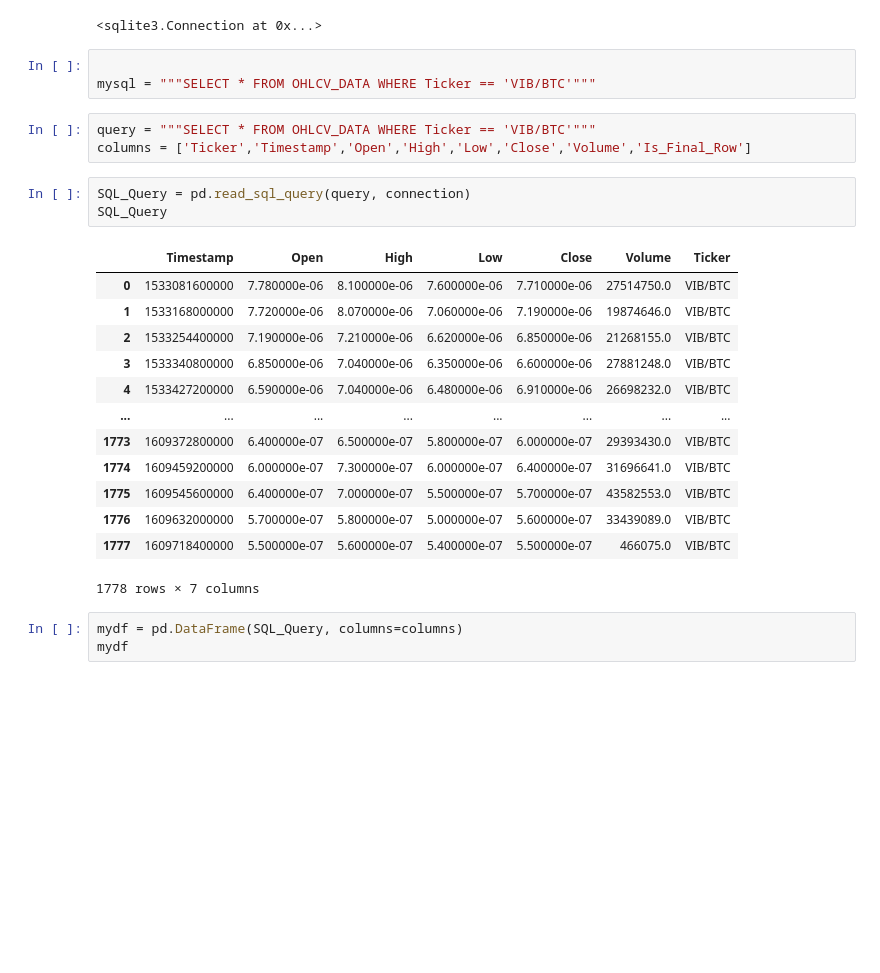
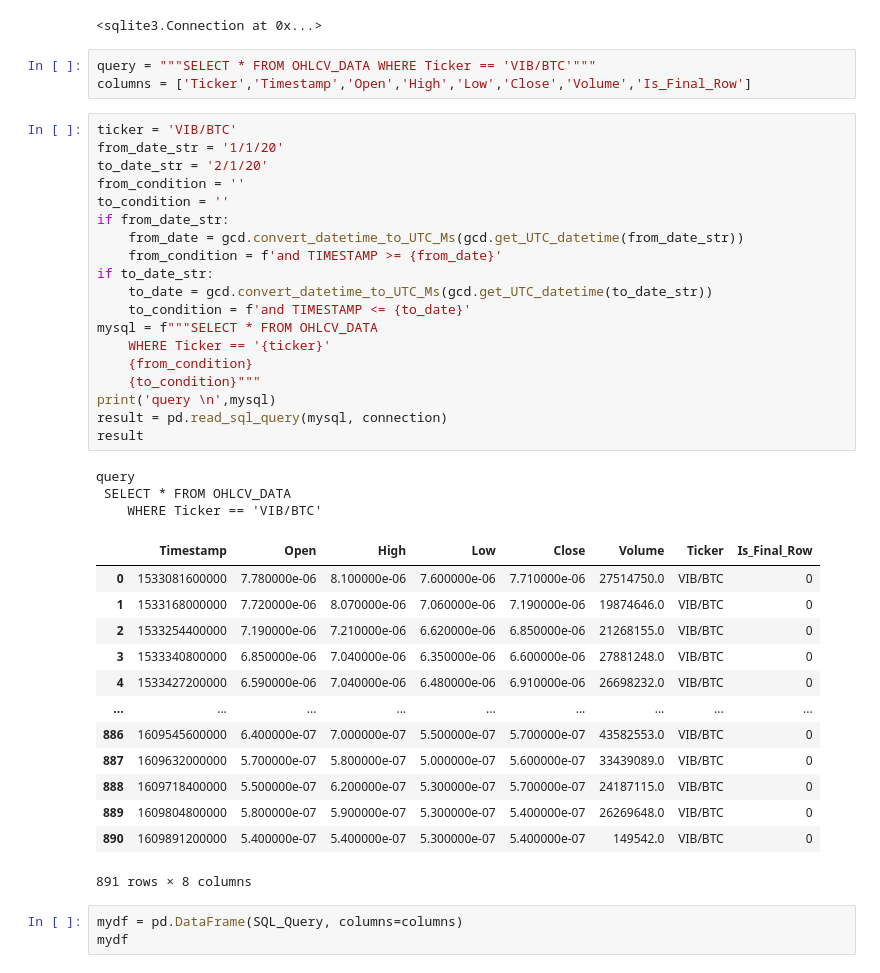
Before and after one commit to avepus/crypto-model, a Jupyter notebook: building data retrieval.ipynb, the cells around one changed output. Drawn from its saved outputs; the diff is of its cells as text; blank space fills up the shorter version.

Commit message:
More progress
Still need to only pull data that's needed

```diff
--- a/building data retrieval.ipynb
+++ b/building data retrieval.ipynb
@@ -135,29 +141,45 @@ connection
 # %% [output]
 2.6.0
 <sqlite3.Connection at 0x...>
-# %%
-
-mysql = """SELECT * FROM OHLCV_DATA WHERE Ticker == 'VIB/BTC'"""
 # %%
 query = """SELECT * FROM OHLCV_DATA WHERE Ticker == 'VIB/BTC'"""
 columns = ['Ticker','Timestamp','Open','High','Low','Close','Volume','Is_Final_Row']
-# %%
-SQL_Query = pd.read_sql_query(query, connection)
-SQL_Query
-# %% [output]
-|  | Timestamp | Open | High | Low | Close | Volume | Ticker |
-| 0 | 1533081600000 | 7.780000e-06 | 8.100000e-06 | 7.600000e-06 | 7.710000e-06 | 27514750.0 | VIB/BTC |
-| 1 | 1533168000000 | 7.720000e-06 | 8.070000e-06 | 7.060000e-06 | 7.190000e-06 | 19874646.0 | VIB/BTC |
-| 2 | 1533254400000 | 7.190000e-06 | 7.210000e-06 | 6.620000e-06 | 6.850000e-06 | 21268155.0 | VIB/BTC |
-| 3 | 1533340800000 | 6.850000e-06 | 7.040000e-06 | 6.350000e-06 | 6.600000e-06 | 27881248.0 | VIB/BTC |
-| 4 | 1533427200000 | 6.590000e-06 | 7.040000e-06 | 6.480000e-06 | 6.910000e-06 | 26698232.0 | VIB/BTC |
-| ... | ... | ... | ... | ... | ... | ... | ... |
-| 1773 | 1609372800000 | 6.400000e-07 | 6.500000e-07 | 5.800000e-07 | 6.000000e-07 | 29393430.0 | VIB/BTC |
-| 1774 | 1609459200000 | 6.000000e-07 | 7.300000e-07 | 6.000000e-07 | 6.400000e-07 | 31696641.0 | VIB/BTC |
-| 1775 | 1609545600000 | 6.400000e-07 | 7.000000e-07 | 5.500000e-07 | 5.700000e-07 | 43582553.0 | VIB/BTC |
-| 1776 | 1609632000000 | 5.700000e-07 | 5.800000e-07 | 5.000000e-07 | 5.600000e-07 | 33439089.0 | VIB/BTC |
-| 1777 | 1609718400000 | 5.500000e-07 | 5.600000e-07 | 5.400000e-07 | 5.500000e-07 | 466075.0 | VIB/BTC |
-1778 rows × 7 columns
+# %%
+ticker = 'VIB/BTC'
+from_date_str = '1/1/20'
+to_date_str = '2/1/20'
+from_condition = ''
+to_condition = ''
+if from_date_str:
+    from_date = gcd.convert_datetime_to_UTC_Ms(gcd.get_UTC_datetime(from_date_str))
+    from_condition = f'and TIMESTAMP >= {from_date}'
+if to_date_str:
+    to_date = gcd.convert_datetime_to_UTC_Ms(gcd.get_UTC_datetime(to_date_str))
+    to_condition = f'and TIMESTAMP <= {to_date}'
+mysql = f"""SELECT * FROM OHLCV_DATA
+    WHERE Ticker == '{ticker}'
+    {from_condition}
+    {to_condition}"""
+print('query \n',mysql)
+result = pd.read_sql_query(mysql, connection)
+result
+# %% [output]
+query
+ SELECT * FROM OHLCV_DATA
+    WHERE Ticker == 'VIB/BTC'
+|  | Timestamp | Open | High | Low | Close | Volume | Ticker | Is_Final_Row |
+| 0 | 1533081600000 | 7.780000e-06 | 8.100000e-06 | 7.600000e-06 | 7.710000e-06 | 27514750.0 | VIB/BTC | 0 |
+| 1 | 1533168000000 | 7.720000e-06 | 8.070000e-06 | 7.060000e-06 | 7.190000e-06 | 19874646.0 | VIB/BTC | 0 |
+| 2 | 1533254400000 | 7.190000e-06 | 7.210000e-06 | 6.620000e-06 | 6.850000e-06 | 21268155.0 | VIB/BTC | 0 |
+| 3 | 1533340800000 | 6.850000e-06 | 7.040000e-06 | 6.350000e-06 | 6.600000e-06 | 27881248.0 | VIB/BTC | 0 |
+| 4 | 1533427200000 | 6.590000e-06 | 7.040000e-06 | 6.480000e-06 | 6.910000e-06 | 26698232.0 | VIB/BTC | 0 |
+| ... | ... | ... | ... | ... | ... | ... | ... | ... |
+| 886 | 1609545600000 | 6.400000e-07 | 7.000000e-07 | 5.500000e-07 | 5.700000e-07 | 43582553.0 | VIB/BTC | 0 |
+| 887 | 1609632000000 | 5.700000e-07 | 5.800000e-07 | 5.000000e-07 | 5.600000e-07 | 33439089.0 | VIB/BTC | 0 |
+| 888 | 1609718400000 | 5.500000e-07 | 6.200000e-07 | 5.300000e-07 | 5.700000e-07 | 24187115.0 | VIB/BTC | 0 |
+| 889 | 1609804800000 | 5.800000e-07 | 5.900000e-07 | 5.300000e-07 | 5.400000e-07 | 26269648.0 | VIB/BTC | 0 |
+| 890 | 1609891200000 | 5.400000e-07 | 5.400000e-07 | 5.300000e-07 | 5.400000e-07 | 149542.0 | VIB/BTC | 0 |
+891 rows × 8 columns
 # %%
 mydf = pd.DataFrame(SQL_Query, columns=columns)
 mydf
```
Also changed, not shown: parts of 8 cells of this notebook, 2 other files.
